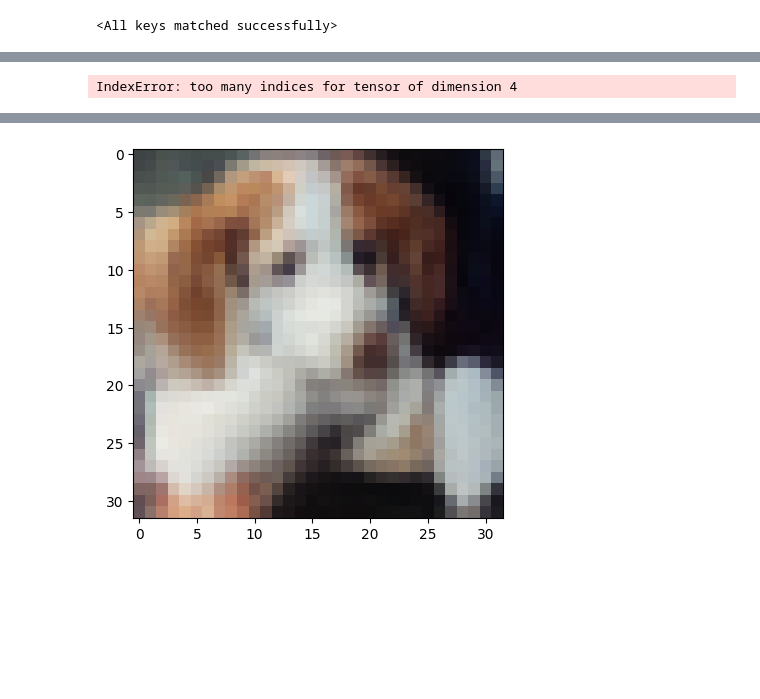
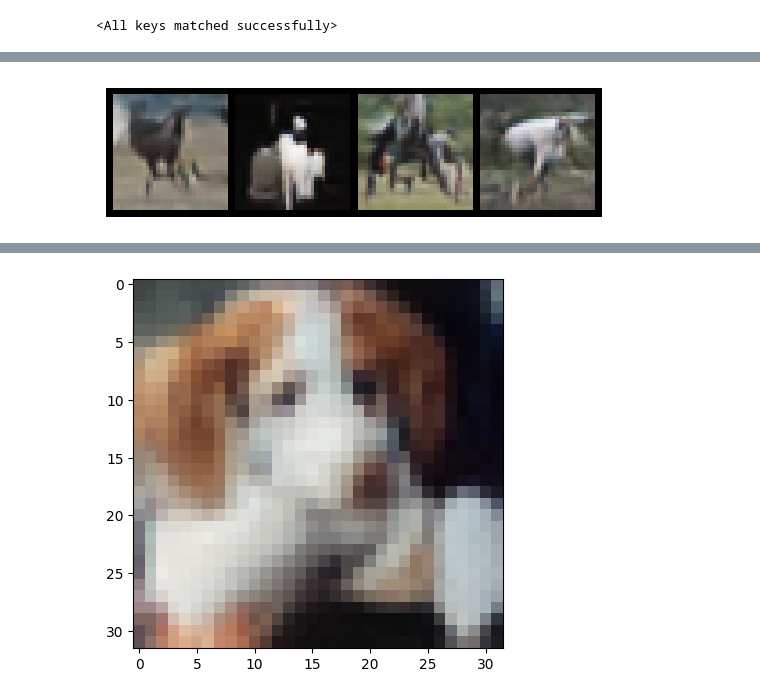
Before and after one commit to DanJbk/spherical_encoder, a Jupyter notebook: eval.ipynb, the cells around one changed output, grey strips where cells are left out. Cells and saved outputs as stored; diff of their text form; code cells hidden in the pictures; blank space fills up the shorter version.

```diff
--- a/eval.ipynb
+++ b/eval.ipynb
@@ -45,7 +36,7 @@ model = Model_Wrapper(
     depth=depth,
 )
 # %%
-checkpoint = torch.load("/home/daniel/home/sph_encoder/runs8/cifar10_test/interrupted_latest.pt")
+checkpoint = torch.load("/home/daniel/home/sph_encoder/runs9/cifar10_test/interrupted_latest.pt")
 # %%
 # checkpoint['model_state']
 model.load_state_dict(checkpoint['model_state'])
@@ -118,4 +45,44 @@ plt.show()
-# %%
-samples['x_NOISY']
-# %% [output]
-IndexError: too many indices for tensor of dimension 4
+# %%
+import torch
+import torchvision.utils as vutils
+import matplotlib.pyplot as plt
+
+def show_tensor_images(image_tensor, num_images=16, size=(3, 32, 32)):
+    '''
+    Function for visualizing images: Given a tensor of images, number of images, and
+    size per image, plots and prints the images in a uniform grid.
+    '''
+    # Unflatten the batch if necessary and detach from graph
+    image_unflattened = image_tensor.detach().cpu().view(-1, *size)
+
+    # Create a grid
+    image_grid = vutils.make_grid(image_unflattened, nrow=4)
+
+    # Matplotlib expects channels last (H, W, C)
+    plt.imshow(image_grid.permute(1, 2, 0).squeeze())
+    plt.axis('off')
+    plt.show()
+# %%
+cfg_scale=2.0
+do_enc_cfg=False
+do_dec_cfg=False
+T=4
+r=1.0
+
+seq_len = (img_size // patch_size) ** 2
+with torch.inference_mode():
+    samples = model.spherefiy.sample(
+        model.encoder,
+        model.decoder,
+        latent_shape=(4, seq_len, latent_channels),
+        class_label=torch.tensor([7] * 4, device="cpu"),
+        cfg_scale=2.0, do_enc_cfg=True,
+        do_dec_cfg=True,
+        T=4,
+        r=1.0,
+        device="cpu"
+    )
+
+show_tensor_images((samples + 1).contiguous() / 2, num_images=4, size=(3, img_size, img_size))
+# %% [output]
+[figure, added]
```
Also changed, not shown: parts of 14 cells of this notebook, 6 other files.
